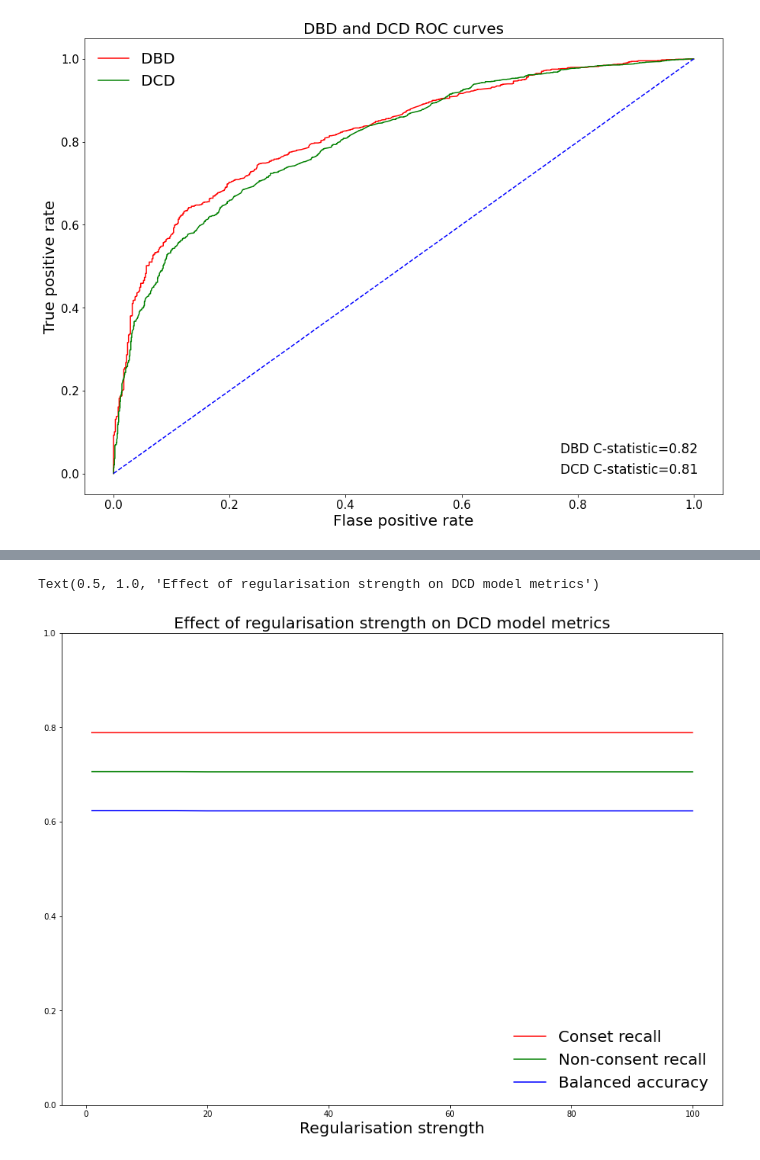
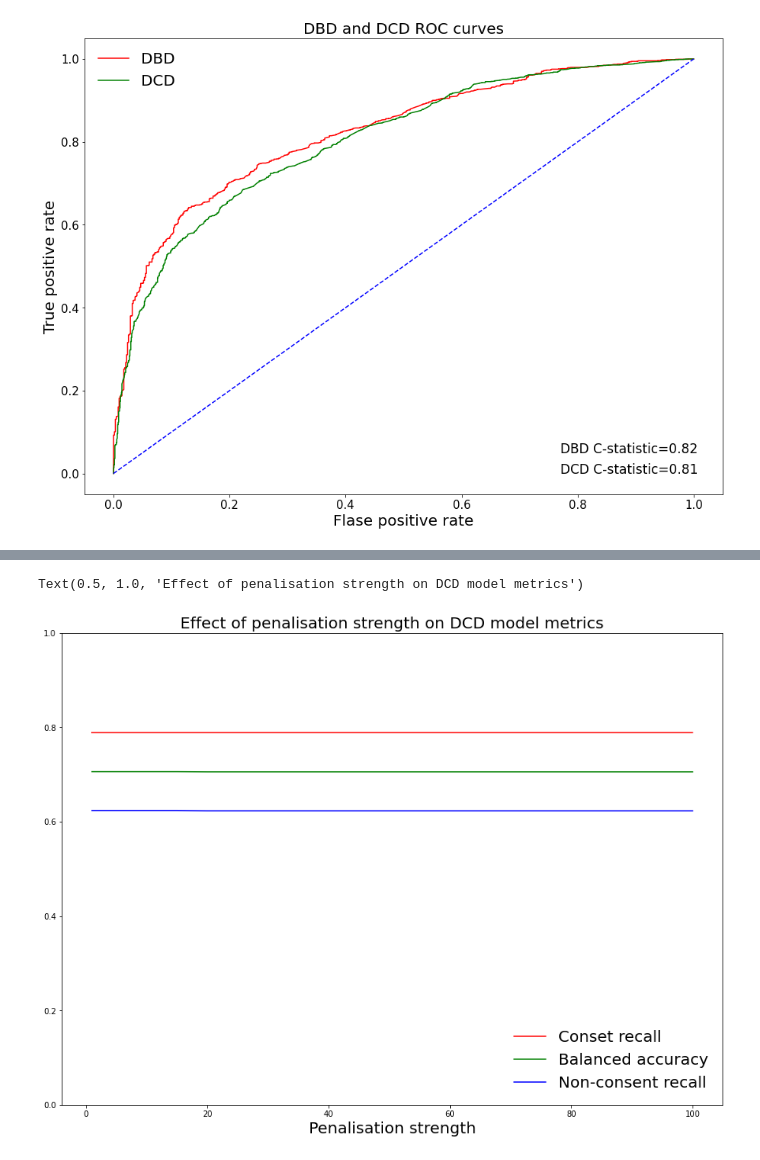
Before and after one commit to RoddyJaques/Organ-Donation-Consent-Prediction, a Jupyter notebook: 3 L2 Penalised Logistic regression.ipynb, the cells around one changed output, grey strips where cells are left out. Drawn from its saved outputs; the diff is of its cells as text; code cells hidden in the pictures.

```diff
--- a/3 L2 Penalised Logistic regression.ipynb
+++ b/3 L2 Penalised Logistic regression.ipynb
@@ -57,7 +69,7 @@ dbd_cols = ["wish", "FORMAL_APR_WHEN", "donation_mentioned", "app_nature", "eth_
 dbd_model_data2 = pd.get_dummies(data=dbd_model_data,columns=dbd_cols[:-1],drop_first=True)
 
 dbd_features = dbd_model_data2.drop("FAMILY_CONSENT",axis=1)
-dbd_consents = dbd_model_data2["FAMILY_CONSENT"]
+dbd_consents = dbd_model_data2["FAMILY_CONSENT"].apply(format_consent)
 
 # Columns used to create DCD model in paper
 dcd_cols = ["wish", "donation_mentioned",
@@ -67,7 +79,7 @@ dcd_cols = ["wish", "donation_mentioned",
 dcd_model_data2 = pd.get_dummies(data=dcd_model_data,columns=dcd_cols[:-1],drop_first=True)
 
 dcd_features = dcd_model_data2.drop("FAMILY_CONSENT",axis=1)
-dcd_consents = dcd_model_data2["FAMILY_CONSENT"]
+dcd_consents = dcd_model_data2["FAMILY_CONSENT"].apply(format_consent)
 
 # creating a train and testing dataset for DBD and DCD approaches
 DBD_X_train, DBD_X_test, DBD_y_train, DBD_y_test = train_test_split(dbd_features,dbd_consents, test_size=0.33, random_state=10)
@@ -161,26 +191,31 @@ Text(0.5, 1.0, 'DBD and DCD ROC curves')
 # %%
+# Penalisation strengths to be tested
+cs = [1,2,5,10,15,20,30,40,100]
+
+# Empty arrays to for balanced accuracy and recall for each class at each penalisation strength
 recall_cons = []
 recall_refs = []
 bas = []
-cs = [1,2,5,10,15,20,30,40,100]
 
+# fit models with different penalisation strengths
 for c in cs:
     LR_model = LogisticRegression(penalty='l2',C=c)
     DBD_LR = LR_model.fit(DBD_X_train,DBD_y_train)
     DBD_preds = DBD_LR.predict(DBD_X_test)
-    recall_cons.append(mets.recall_score(DBD_y_test,DBD_preds,pos_label=2))
-    recall_refs.append(mets.recall_score(DBD_y_test,DBD_preds,pos_label=1))
+    recall_cons.append(mets.recall_score(DBD_y_test,DBD_preds,pos_label="Consent"))
+    recall_refs.append(mets.recall_score(DBD_y_test,DBD_preds,pos_label="Non-consent"))
     bas.append(mets.balanced_accuracy_score(DBD_y_test,DBD_preds))
 
+# plot metrics against penalisation strength
 fig, ax = plt.subplots(1,1,figsize=[15,11],facecolor="white")
 ax.set_facecolor("white")
 
 ax.plot(cs,recall_cons,"r")
 ax.plot(cs,bas,"g")
 ax.plot(cs,recall_refs,"b")
-plt.xlabel("Regularisation strength",size=20)
-ax.legend(["Conset recall","Non-consent recall","Balanced accuracy"],loc=4,fontsize=20,frameon=False)
+plt.xlabel("Penalisation strength",size=20)
+ax.legend(["Conset recall","Balanced accuracy","Non-consent recall"],loc=4,fontsize=20,frameon=False)
 ax.set_ylim([0,1])
 
-plt.title("Effect of regularisation strength on DBD model metrics",size=20)
+plt.title("Effect of penalisation strength on DBD model metrics",size=20)
 # %% [output]
@@ -189,27 +224,32 @@ Text(0.5, 1.0, 'Effect of regularisation strength on DBD model metrics')
 # %%
+# Penalisation strengths to be tested
+cs = [1,2,5,10,15,20,30,40,100]
+
+# Empty arrays to for balanced accuracy and recall for each class at each penalisation strength
 recall_cons = []
 recall_refs = []
 bas = []
-cs = [1,2,5,10,15,20,30,40,100]
 
+# fit models with different penalisation strengths
 for c in cs:
     LR_model = LogisticRegression(penalty='l2',C=c)
     DCD_LR = LR_model.fit(DCD_X_train,DCD_y_train)
     DCD_preds = DCD_LR.predict(DCD_X_test)
-    recall_cons.append(mets.recall_score(DCD_y_test,DCD_preds,pos_label=2))
-    recall_refs.append(mets.recall_score(DCD_y_test,DCD_preds,pos_label=1))
+    recall_cons.append(mets.recall_score(DCD_y_test,DCD_preds,pos_label="Consent"))
+    recall_refs.append(mets.recall_score(DCD_y_test,DCD_preds,pos_label="Non-consent"))
     bas.append(mets.balanced_accuracy_score(DCD_y_test,DCD_preds))
 
+# plot metrics against penalisation strengths
 fig, ax = plt.subplots(1,1,figsize=[15,11],facecolor="white")
 ax.set_facecolor("white")
 
 ax.plot(cs,recall_cons,"r")
 ax.plot(cs,bas,"g")
 ax.plot(cs,recall_refs,"b")
-plt.xlabel("Regularisation strength",size=20)
-ax.legend(["Conset recall","Non-consent recall","Balanced accuracy"],loc=4,fontsize=20,frameon=False)
+plt.xlabel("Penalisation strength",size=20)
+ax.legend(["Conset recall","Balanced accuracy","Non-consent recall"],loc=4,fontsize=20,frameon=False)
 ax.set_ylim([0,1])
-plt.title("Effect of regularisation strength on DCD model metrics",size=20)
+plt.title("Effect of penalisation strength on DCD model metrics",size=20)
 # %% [output]
-Text(0.5, 1.0, 'Effect of regularisation strength on DCD model metrics')
+Text(0.5, 1.0, 'Effect of penalisation strength on DCD model metrics')
-[figure, old version]
+[figure, new version]
```
Also changed, not shown: parts of 11 cells of this notebook, 2 other files.
